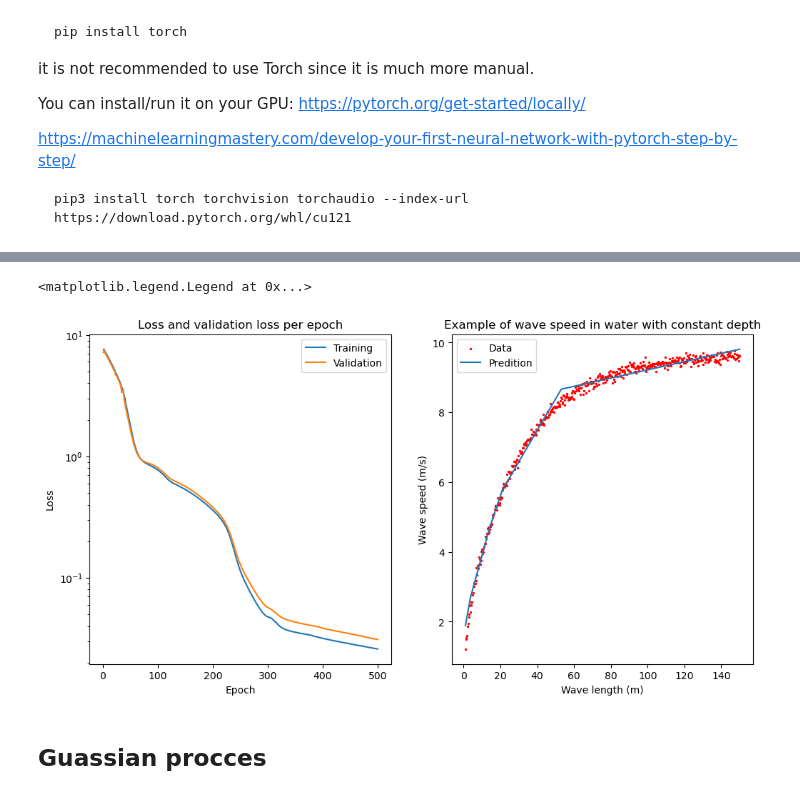
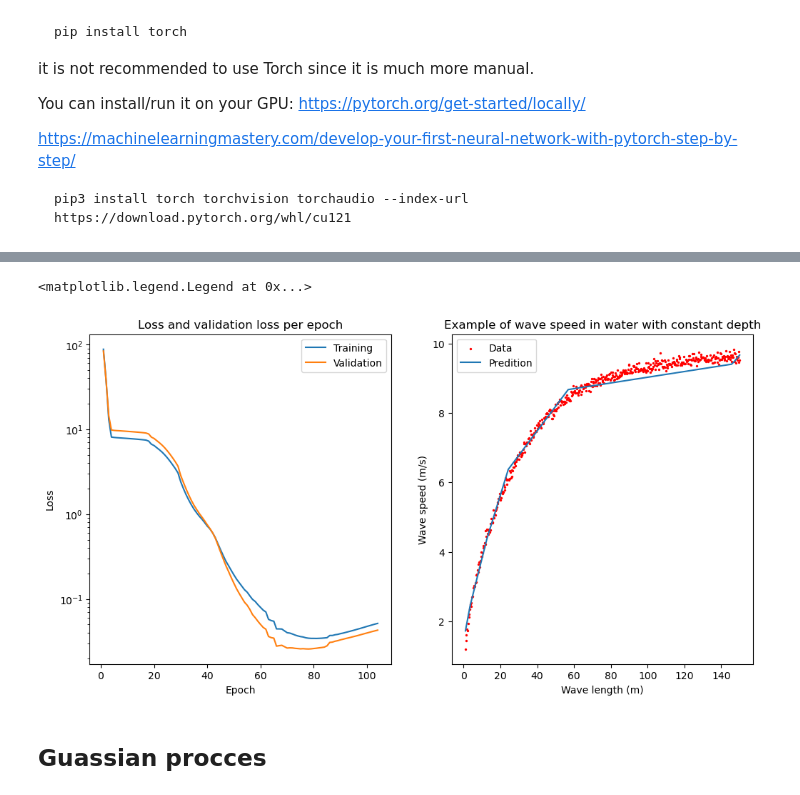
Before and after one commit to TimHeiszwolf/templates_and_scripts, a Jupyter notebook: StandardThings.ipynb, the cells around one changed output, grey strips where cells are left out. Cells and saved outputs as stored; diff of their text form; code cells hidden in the pictures.

Commit message:
Added early stopping to torch machine learning

```diff
--- a/StandardThings.ipynb
+++ b/StandardThings.ipynb
@@ -530,7 +533,7 @@ model = nn.Sequential(nn.Linear(1, 12), nn.ReLU(), nn.Linear(12, 8), nn.ReLU(),
 loss_function = nn.MSELoss()#https://neptune.ai/blog/pytorch-loss-functions
 optimizer = optim.Adam(model.parameters(), lr=0.001)
 
-history = train_neural_net_torch(model, x_train, y_train, epochs=500, validation_fraction=0.3, batch_size=10, loss_function=loss_function, optimizer=optimizer, verbose=1)# This is a self-written function
+history = train_neural_net_torch(model, x_train, y_train, epochs=500, validation_fraction=0.3, batch_size=10, loss_function=loss_function, optimizer=optimizer, early_stopping_threshold=25, verbose=1)# This is a self-written function
 
 ### Testing and evaluating the model
 y_predict = model(x_test)
@@ -561,5 +564,5 @@ Model has a test loss of: 0.02239309437572956
 <matplotlib.legend.Legend at 0x...>
-[figure, old version]
+[figure, new version]
 # %% [markdown]
 ## Guassian procces
 # %%
```
Also changed, not shown: parts of 13 cells of this notebook, 1 other file.
